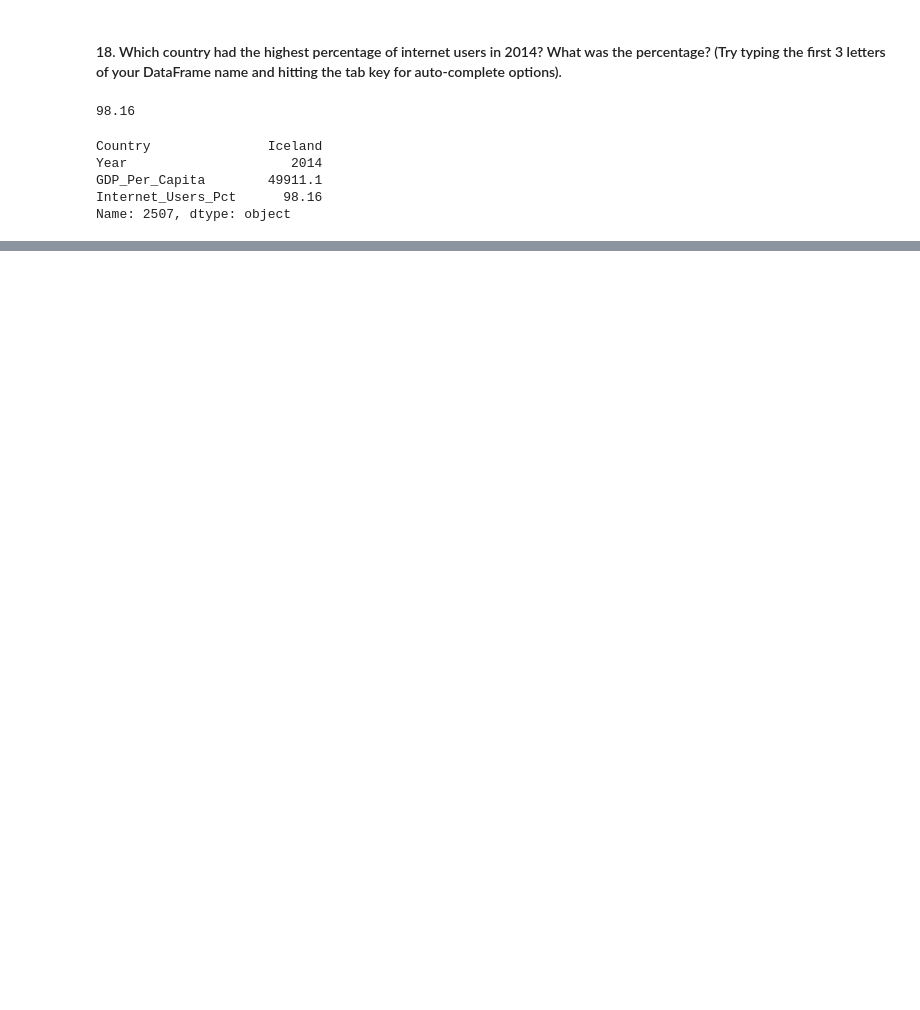
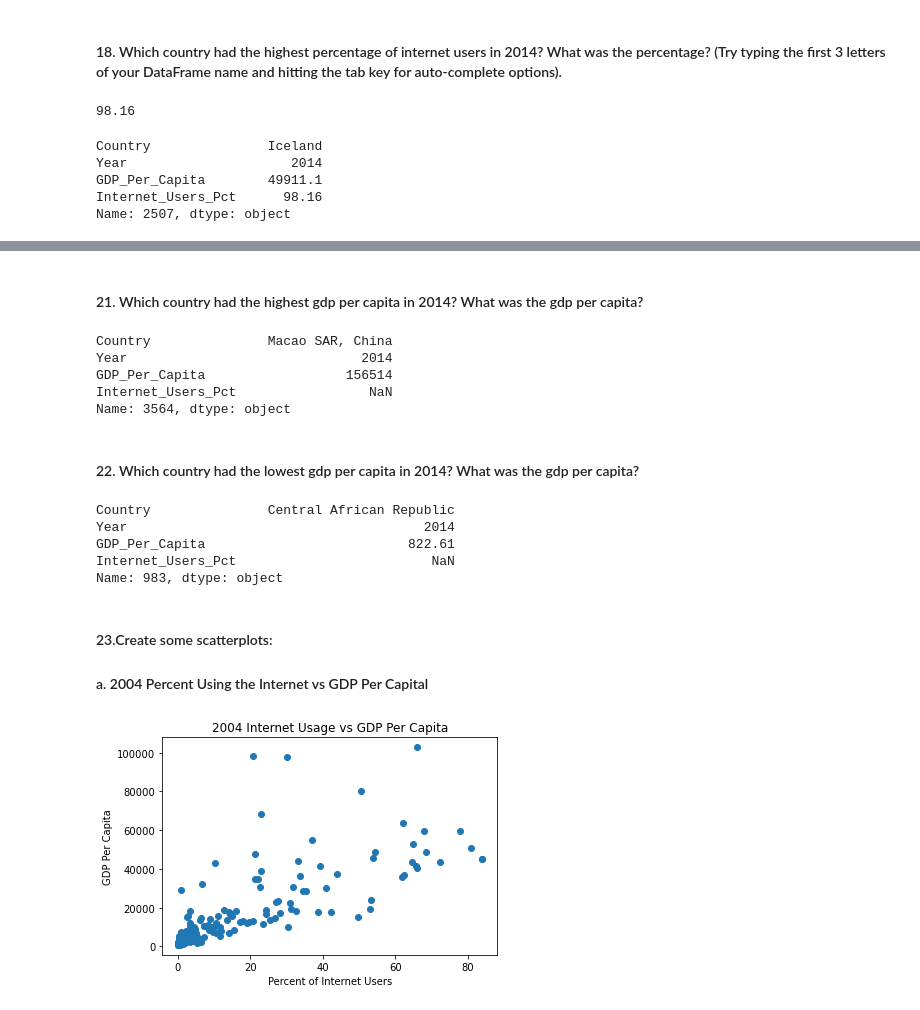
Before and after one commit to Chericehere/gdp-and-internet-usage-Chericehere, a Jupyter notebook: Notebooks/UN_GDP.ipynb, the cells around one changed output, grey strips where cells are left out. Cells and saved outputs as stored; diff of their text form; code cells hidden in the pictures; blank space fills up the shorter version.

```diff
--- a/Notebooks/UN_GDP.ipynb
+++ b/Notebooks/UN_GDP.ipynb
@@ -103,2 +117,3 @@ gdp_df = gdp_df.drop(columns='Value Footnotes')
 # %%
-internet_df = internet_df.drop(columns='Value Footnotes')
+internet_df = internet_df.drop(columns=['Value Footnotes'])
+internet_df.head(10)
@@ -145,7 +172,6 @@ print(internet_df)
 # %% [markdown]
 ### Merge
 # %%
-internet_df["Year"] = internet_df.Year.astype(object)
-
-gdp_and_internet_use = pd.merge(gdp_df,internet_df, how = 'outer')
-gdp_and_internet_use.shape
+internet_df["Year"] = internet_df.Year.astype('int64')
+#gdp_and_internet_use=gdp_df.merge(internet_df, on=['Country','Year'], how='outer')
+#gdp_and_internet_use
@@ -176,6 +205,9 @@ print(gdp_and_internet_use.tail())
 # %% [markdown]
 #### 16. Subset the combined DataFrame to keep only the data for 2004, 2009, and 2014. Check that this happened correctly.
 # %%
-select_years = gdp_and_internet_use[(gdp_and_internet_use.Year == '2004') | (gdp_and_internet_use.Year == '2009') | (gdp_and_internet_use.Year == '2019')]
+#select_years = gdp_and_internet_use[(gdp_and_internet_use.Year == '2004') | (gdp_and_internet_use.Year == '2009') | (gdp_and_internet_use.Year == '2019')]
 
-print(select_years.head())
+#print(select_years.head())
+
+Years = 2004, 2009, 2014
+gdp_and_internet_use = gdp_and_internet_use[gdp_and_internet_use.Year.isin(Years)]
@@ -189,10 +221,8 @@ print(select_years.head())
 # %% [markdown]
 #### 17. Create three new DataFrames, one for 2004, one for 2009, and one for 2014. Give them meaningful names that aren't too long.
 # %%
-year_2004 = gdp_and_internet_use[(gdp_and_internet_use.Year == '2004')]
-year_2009 = gdp_and_internet_use[(gdp_and_internet_use.Year == '2009')]
-year_2014 = gdp_and_internet_use[(gdp_and_internet_use.Year == '2014')]
+gdp_int_04 = gdp_and_internet_use[gdp_and_internet_use.Year == 2004]
 
-year_2004
-#year_2009
-#year_2014
+gdp_int_09 = gdp_and_internet_use[gdp_and_internet_use.Year == 2009]
+
+gdp_int_14 = gdp_and_internet_use[gdp_and_internet_use.Year == 2014]
@@ -228,0 +278,35 @@ Name: 2507, dtype: object
+# %% [markdown]
+#### 21. Which country had the highest gdp per capita in 2014? What was the gdp per capita?
+# %%
+gdp_int_14.loc[gdp_int_14['GDP_Per_Capita'].idxmax()]
+# %% [output]
+Country               Macao SAR, China
+Year                              2014
+GDP_Per_Capita                  156514
+Internet_Users_Pct                 NaN
+Name: 3564, dtype: object
+# %% [markdown]
+#### 22. Which country had the lowest gdp per capita in 2014? What was the gdp per capita?
+# %%
+gdp_int_14.loc[gdp_int_14['GDP_Per_Capita'].idxmin()]
+# %% [output]
+Country               Central African Republic
+Year                                      2014
+GDP_Per_Capita                          822.61
+Internet_Users_Pct                         NaN
+Name: 983, dtype: object
+# %% [markdown]
+#### 23.Create some scatterplots:
+#### a. 2004 Percent Using the Internet vs GDP Per Capital
+# %%
+plt.scatter(gdp_int_04.Internet_Users_Pct, gdp_int_04.GDP_Per_Capita)
+
+plt.xlabel('Percent of Internet Users')
+
+plt.ylabel('GDP Per Capita')
+
+plt.title('2004 Internet Usage vs GDP Per Capita')
+
+plt.show()
+# %% [output]
+[figure, added]
```
Also changed, not shown: parts of 46 cells of this notebook.
